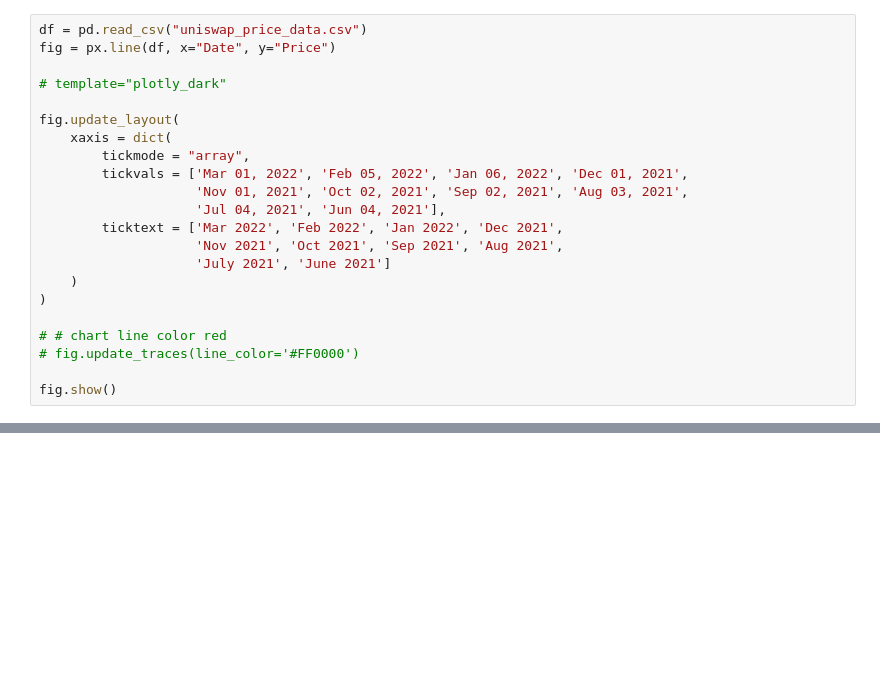
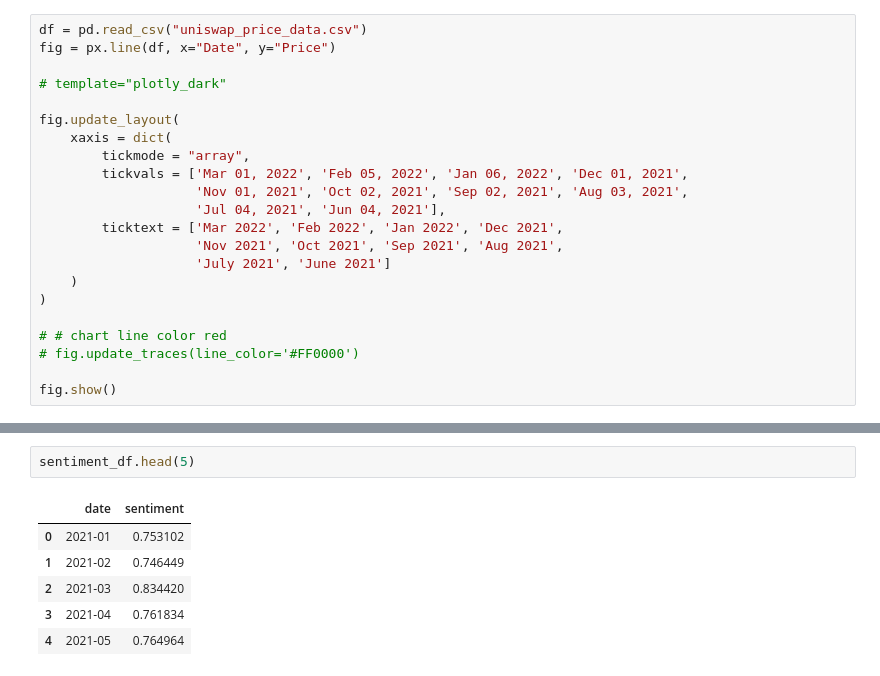
Before and after one commit to RodentOfUnusualSizee/IS434-Social-Analytics-Crypto, a Jupyter notebook: Dashboard/test.ipynb, the cells around one changed output, grey strips where cells are left out. Cells and saved outputs as stored; diff of their text form; blank space fills up the shorter version.

```diff
--- a/Dashboard/test.ipynb
+++ b/Dashboard/test.ipynb
@@ -47,0 +252,9 @@ fig.show()
+# %%
+sentiment_df.head(5)
+# %% [output]
+|  | date | sentiment |
+| 0 | 2021-01 | 0.753102 |
+| 1 | 2021-02 | 0.746449 |
+| 2 | 2021-03 | 0.834420 |
+| 3 | 2021-04 | 0.761834 |
+| 4 | 2021-05 | 0.764964 |
```
Also changed, not shown: parts of 12 cells of this notebook, 10 other files.
